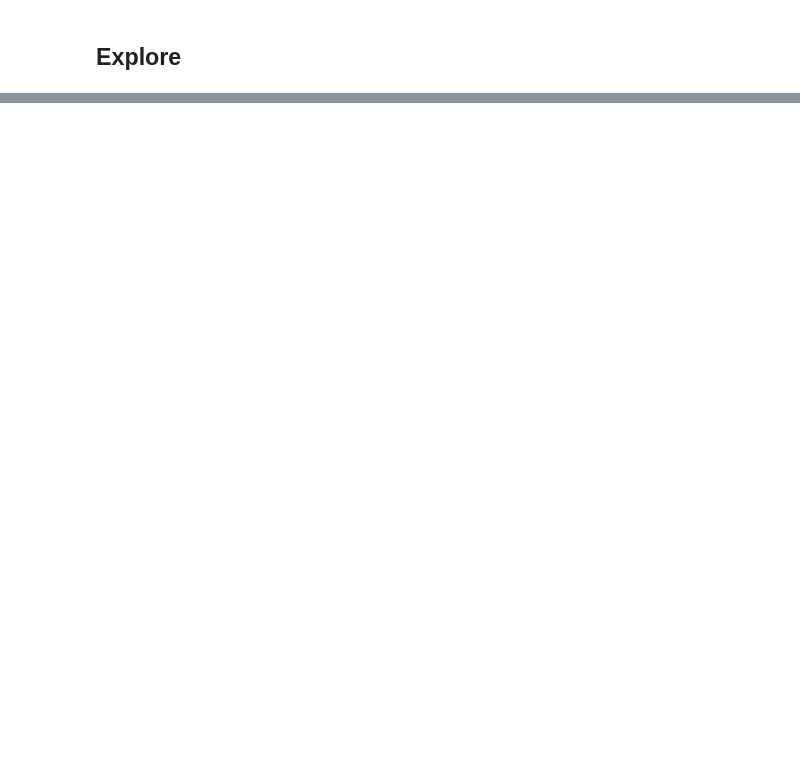
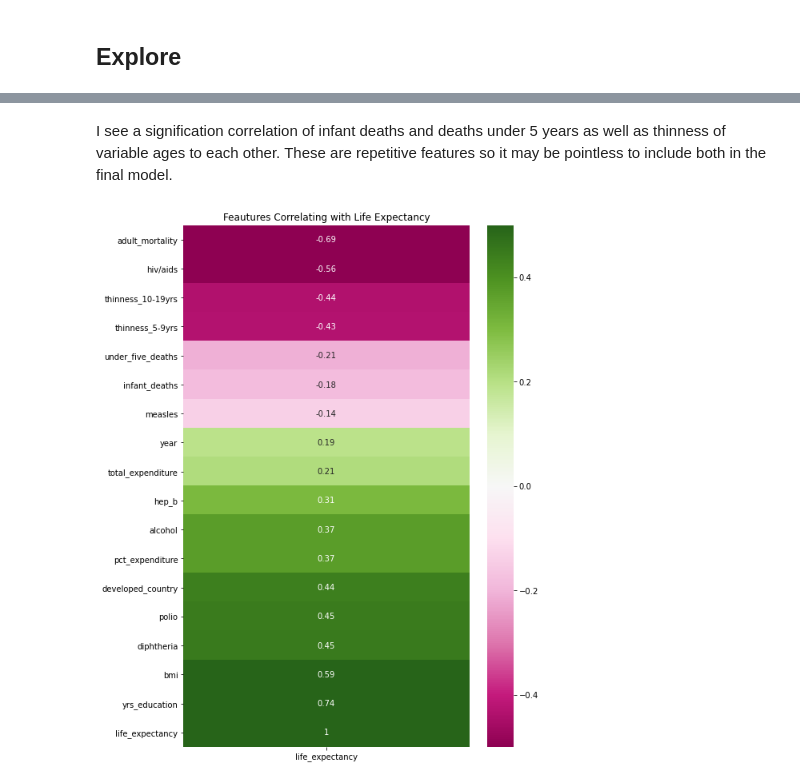
Before and after one commit to DesireeMcElroy/life-expectancy-project, a Jupyter notebook: life_expectancy.ipynb, the cells around one changed output, grey strips where cells are left out. Drawn from its saved outputs; the diff is of its cells as text; code cells hidden in the pictures; blank space fills up the shorter version.

Commit message:
adding modeling

```diff
--- a/life_expectancy.ipynb
+++ b/life_expectancy.ipynb
@@ -290,0 +345,10 @@ def robust_scaler(X_train, X_validate, X_test, numeric_cols):
+# %% [markdown]
+I see a signification correlation of infant deaths and deaths under 5 years as well as thinness of variable ages to each other. These are repetitive features so it may be pointless to include both in the final model.
+# %%
+# Take a look at a heatmap of correlation to y target
+plt.figure(figsize=(8,12))
+value_heatmap = sns.heatmap(train_scaled.corr()[['life_expectancy']].sort_values(by='life_expectancy', ascending=True), cmap="PiYG", vmin=-.5, vmax=.5, annot=True)
+value_heatmap.set_title('Feautures Correlating with Life Expectancy')
+plt.show()
+# %% [output]
+[figure, added]
```
Also changed, not shown: parts of 30 cells of this notebook.
